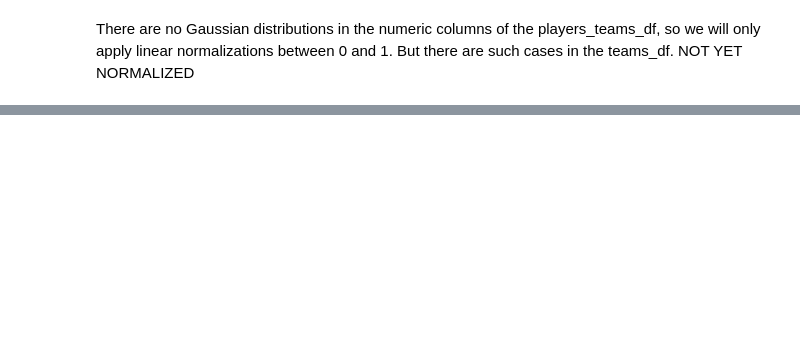
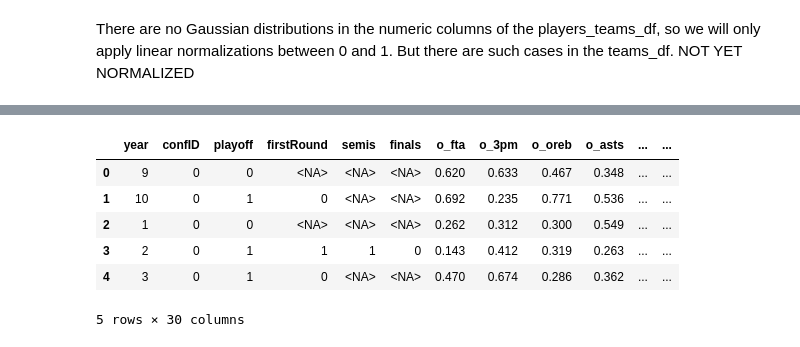
Before and after one commit to jogp10/WnbaPlayoffsPredicting, a Jupyter notebook: notebooks/preparation.ipynb, the cells around one changed output, grey strips where cells are left out. Drawn from its saved outputs; the diff is of its cells as text; code cells hidden in the pictures; blank space fills up the shorter version.

```diff
--- a/notebooks/preparation.ipynb
+++ b/notebooks/preparation.ipynb
@@ -532,8 +753,8 @@ teams_df.head()
 # %%
 # join players (bioID) with players_teams (playerID)
-players_teams_df = players_teams_df.rename(columns={'playerID': 'bioID'})
-players_df = players_df.merge(players_teams_df, on=['bioID', 'pos'], how='right')
-players_df = players_df.rename(columns={'bioID': 'playerID'})
+players_teams_df  = dfs['players_teams_df'].rename(columns={'playerID': 'bioID'})
+players_teams_df = dfs['players_df'].merge(players_teams_df, on=['bioID', 'pos'], how='right')
+players_teams_df = players_teams_df.rename(columns={'bioID': 'playerID'})
 
 # to csv
-# players_df.to_csv('players_df_merge_with_players_teams.csv', index=False)
+# dfs['players_teams_df'].to_csv('players_df_merge_with_players_teams.csv', index=False)
@@ -554 +761,33 @@ players_df.head()
+# %%
+
+# Assuming you have already imported players_df and teams_df
+teams_df3 = dfs['teams_df'].copy()
+
+# Iterate over each column in players_df
+for col in players_teams_df.columns:
+    col_type = players_teams_df[col].dtype
+    if col_type in ['float64', 'int64'] and col not in {'year', 'tmID', 'lgID', 'playerID', 'firstseason', 'lastseason', 'playoff', 'num_seasons', 'stint', 'GP', 'threeMade', 'dq', 'PostBlocks', 'PostthreeMade', 'PostDQ'}:
+        # Calculate the weighted mean using 'minutes' as weights within the groupby operation
+        weighted_mean = dfs['players_teams_df'].groupby(['year', 'tmID', 'playoff'])[col].apply(lambda x: np.average(x, weights=dfs['players_teams_df'].loc[x.index, 'Durability_Ratio'])).reset_index(name=col + '_weighted_mean')
+
+        # Merge the weighted mean into teams_df3
+        teams_df3 = teams_df3.merge(weighted_mean, on=['year', 'tmID', 'playoff'], how='left')
+        # teams_df3[col + '_weighted_mean'] = teams_df3[col].fillna(weighted_mean)  # Fill missing values with the overall weighted mean
+
+# Replace inf with 0 in 'Points_Ratio'
+# teams_df3['Points_Ratio'] = teams_df3['Points_Ratio'].replace([np.inf, -np.inf], 0)
+
+# Save the DataFrame to CSV
+dfs['teams_df'] = teams_df3.copy()
+teams_df3.to_csv('../prep_data/teams_df3.csv', index=False)
+
+dfs['teams_df'].head()
+# %% [output]
+|  | year | confID | playoff | firstRound | semis | finals | o_fta | o_3pm | o_oreb | o_asts | ... | ... |
+| 0 | 9 | 0 | 0 | <NA> | <NA> | <NA> | 0.620 | 0.633 | 0.467 | 0.348 | ... | ... |
+| 1 | 10 | 0 | 1 | 0 | <NA> | <NA> | 0.692 | 0.235 | 0.771 | 0.536 | ... | ... |
+| 2 | 1 | 0 | 0 | <NA> | <NA> | <NA> | 0.262 | 0.312 | 0.300 | 0.549 | ... | ... |
+| 3 | 2 | 0 | 1 | 1 | 1 | 0 | 0.143 | 0.412 | 0.319 | 0.263 | ... | ... |
+| 4 | 3 | 0 | 1 | 0 | <NA> | <NA> | 0.470 | 0.674 | 0.286 | 0.362 | ... | ... |
+5 rows × 30 columns
 # %%
```
Also changed, not shown: parts of 26 cells of this notebook, 5 other files.
